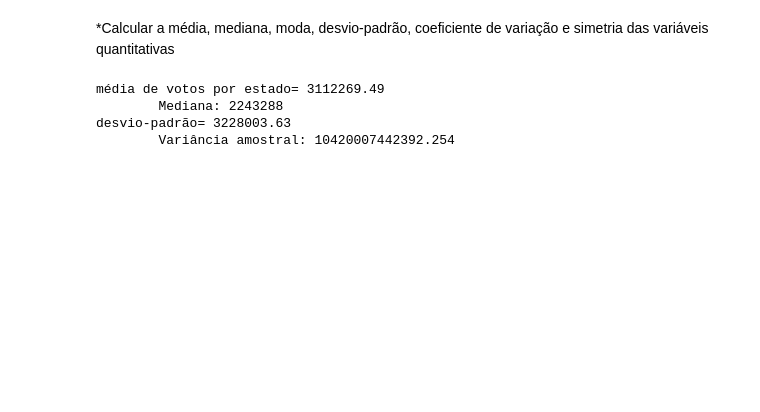
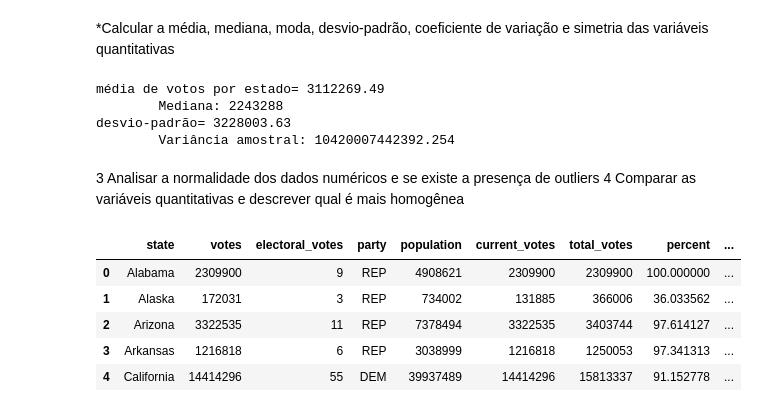
Before and after one commit to bmnds/uea-data-science-03-statistics, a Jupyter notebook: [Estatística04]_Trabalho_Final.ipynb, the cells around one changed output. Saved outputs shown, nothing was run; the diff lists cells and outputs as text; code cells hidden in the pictures; blank space fills up the shorter version.

```diff
--- a/[Estatística04]_Trabalho_Final.ipynb
+++ b/[Estatística04]_Trabalho_Final.ipynb
@@ -551,3 +550,6 @@ média de votos por estado= 3112269.49
         Mediana: 2243288
 desvio-padrão= 3228003.63
         Variância amostral: 10420007442392.254
+# %% [markdown]
+3 Analisar a normalidade dos dados numéricos e se existe a presença de outliers
+4 Comparar as variáveis quantitativas e descrever qual é mais homogênea
@@ -553,0 +559,11 @@ desvio-padrão= 3228003.63
+# %%
+data = pd.read_csv('us_elections/president_state_results.csv', index_col=0)
+data.head()
+# Votação de delegados => Quantitativa Discreta
+# %% [output]
+|  | state | votes | electoral_votes | party | population | current_votes | total_votes | percent | ... |
+| 0 | Alabama | 2309900 | 9 | REP | 4908621 | 2309900 | 2309900 | 100.000000 | ... |
+| 1 | Alaska | 172031 | 3 | REP | 734002 | 131885 | 366006 | 36.033562 | ... |
+| 2 | Arizona | 3322535 | 11 | REP | 7378494 | 3322535 | 3403744 | 97.614127 | ... |
+| 3 | Arkansas | 1216818 | 6 | REP | 3038999 | 1216818 | 1250053 | 97.341313 | ... |
+| 4 | California | 14414296 | 55 | DEM | 39937489 | 14414296 | 15813337 | 91.152778 | ... |
```
Also changed, not shown: parts of 12 cells of this notebook.
